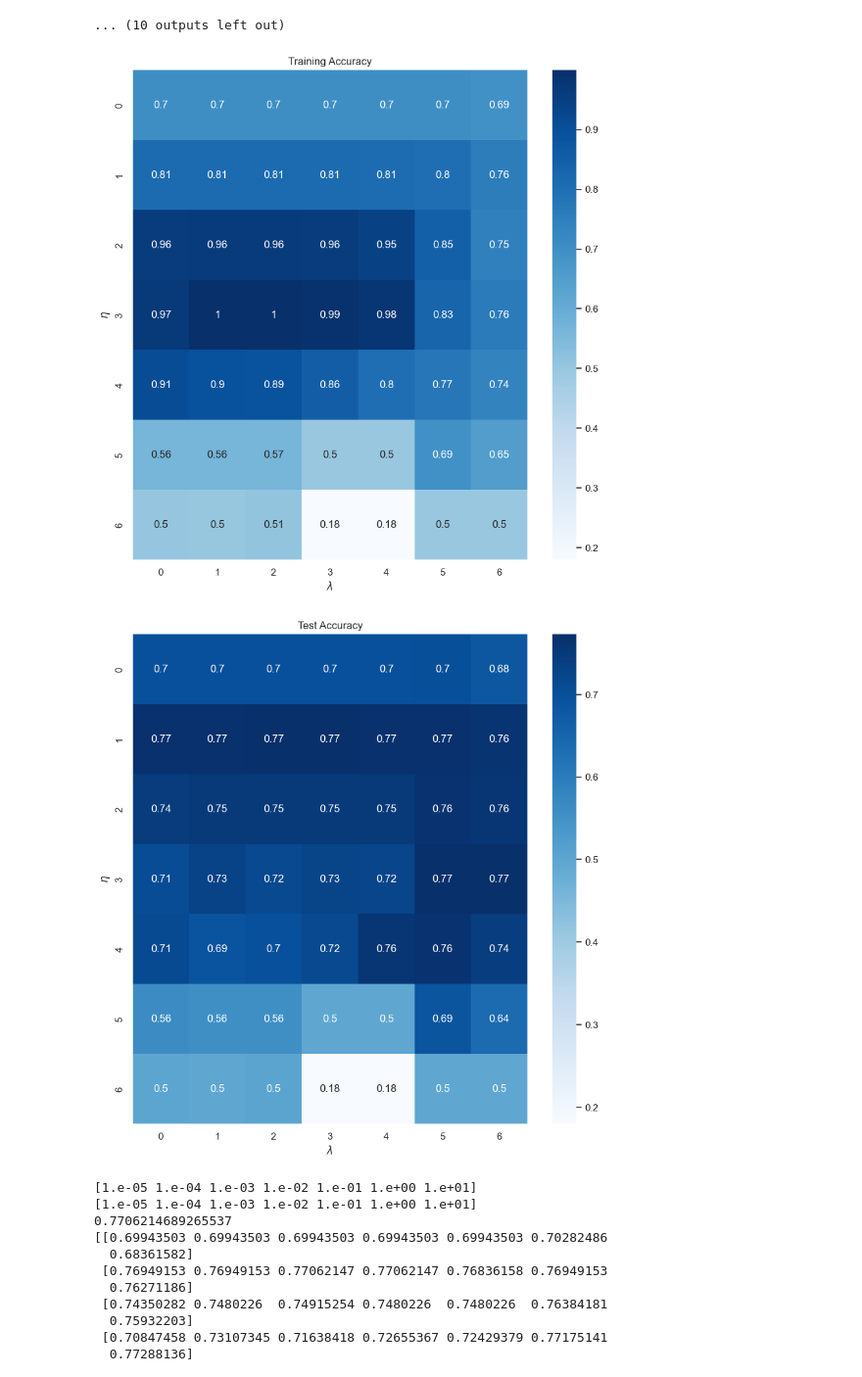
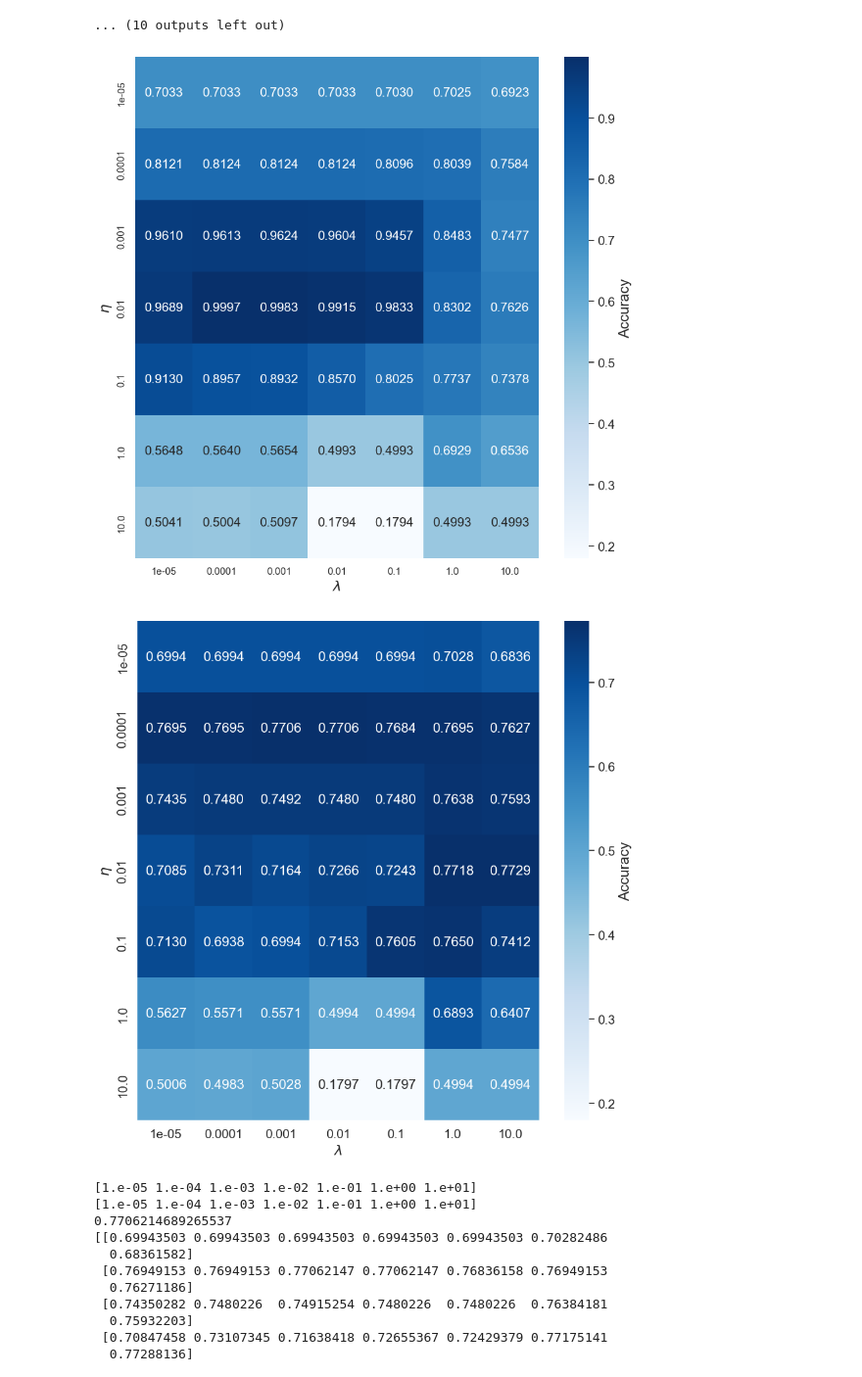
Before and after one commit to m-nader/FYS-STK4155-group14, a Jupyter notebook: project_3/Code/nn.ipynb, the cells around one changed output. Shown: that part at 98% size. Drawn from its saved outputs; the diff is of its cells as text; code cells hidden in the pictures.

```diff
--- a/project_3/Code/nn.ipynb
+++ b/project_3/Code/nn.ipynb
@@ -149,43 +149,63 @@ Accuracy score on test set:  0.768361581920904
 # %%
 # visual representation of grid search
 # uses seaborn heatmap, could probably do this in matplotlib
 import seaborn as sns
 
 sns.set()
 
 train_accuracy = np.zeros((len(eta_vals), len(lmbd_vals)))
 test_accuracy = np.zeros((len(eta_vals), len(lmbd_vals)))
 
 for i in range(len(eta_vals)):
     for j in range(len(lmbd_vals)):
         dnn = DNN_scikit[i][j]
 
         train_pred = dnn.predict(X_train)
         test_pred = dnn.predict(X_test)
 
         train_accuracy[i][j] = accuracy_score(y_train, train_pred)
         test_accuracy[i][j] = accuracy_score(y_test, test_pred)
 
 
 fig, ax = plt.subplots(figsize = (10, 10))
-sns.heatmap(train_accuracy, annot=True, ax=ax, cmap="Blues")
-ax.set_title("Training Accuracy")
-ax.set_ylabel("$\eta$")
-ax.set_xlabel("$\lambda$")
+hm = sns.heatmap(train_accuracy, annot=True, fmt='.4f', ax=ax,
+                 annot_kws={'fontsize':14},
+                 xticklabels=lmbd_vals,
+                 yticklabels=eta_vals,
+                 cmap="Blues")
+# ax.set_title("Training Accuracy")
+ax.set_ylabel("$\eta$", fontsize=16)
+ax.set_xlabel("$\lambda$", fontsize=16)
+if hasattr(hm, "collections") and hm.collections:
+    cbar2 = hm.collections[0].colorbar
+    if cbar2 is not None:
+        cbar2.ax.tick_params(labelsize=14)
+        cbar2.set_label('Accuracy', fontsize=16)
 plt.savefig('../Figures/nn_train_acc_lr_lmda.png', dpi=300, bbox_inches='tight')
 
 plt.show()
 
 fig, ax = plt.subplots(figsize = (10, 10))
-sns.heatmap(test_accuracy, annot=True, ax=ax, cmap="Blues")
-ax.set_title("Test Accuracy")
-ax.set_ylabel("$\eta$")
-ax.set_xlabel("$\lambda$")
+hm = sns.heatmap(test_accuracy, annot=True, fmt='.4f', ax=ax,
+                 annot_kws={'fontsize':15},
+                 xticklabels=lmbd_vals,
+                 yticklabels=eta_vals,
+                 cmap="Blues")
+# ax.set_title("Test Accuracy")
+ax.set_ylabel("$\eta$", fontsize=16)
+ax.tick_params(axis='x', labelsize=14)
+ax.set_xlabel("$\lambda$", fontsize=16)
+ax.tick_params(axis='y', labelsize=14)
+if hasattr(hm, "collections") and hm.collections:
+    cbar2 = hm.collections[0].colorbar
+    if cbar2 is not None:
+        cbar2.ax.tick_params(labelsize=14)
+        cbar2.set_label('Accuracy', fontsize=16)
 plt.savefig('../Figures/nn_test_acc_lr_lmda.png', dpi=300, bbox_inches='tight')
 plt.show()
 # %% [output]
-[figure, old version]
+[figure, new version]
-[figure, old version]
+[figure, new version]
 # %%
 print(eta_vals)
 print(lmbd_vals)
```
Also changed, not shown: parts of 6 cells of this notebook, 9 other files.
